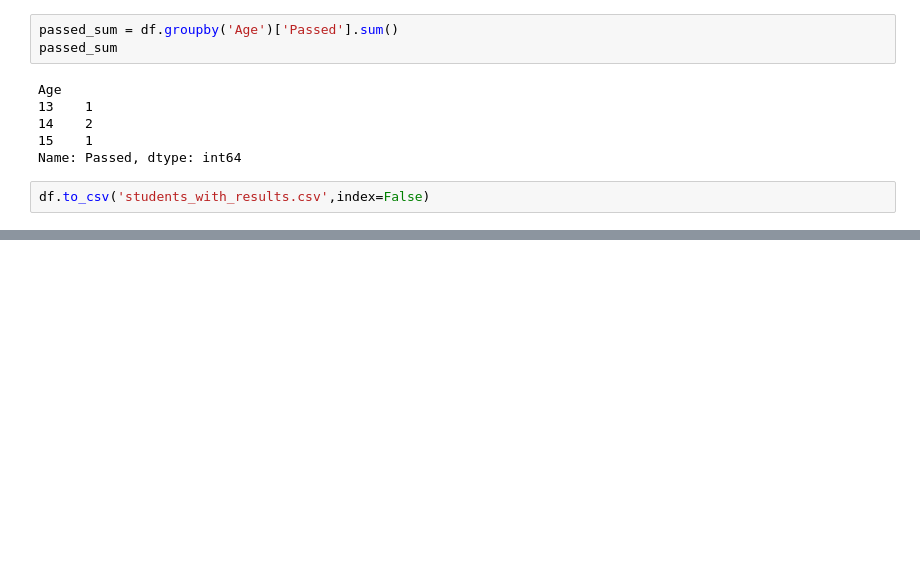
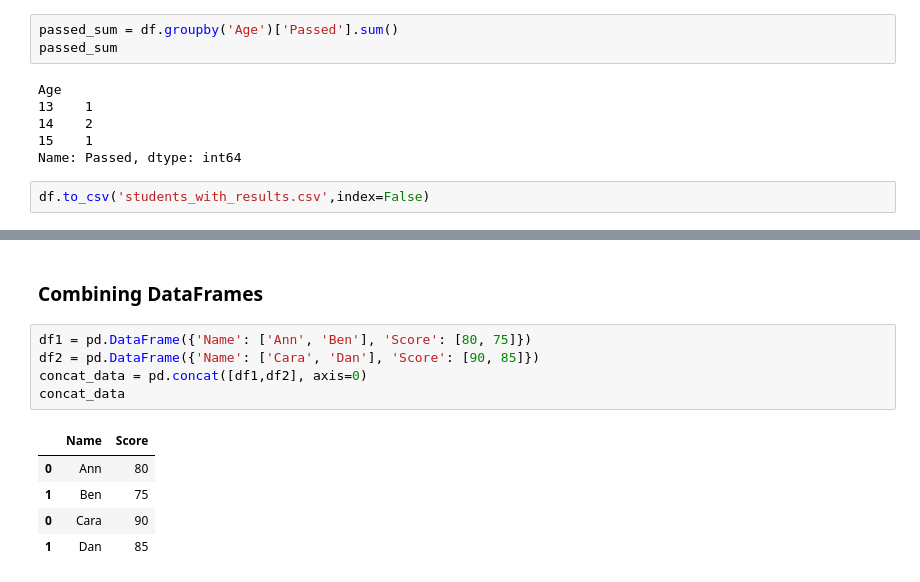
Before and after one commit to KaiFa254/GitpracticeMoringaclass, a Jupyter notebook: mypandaspractice.ipynb, the cells around one changed output, grey strips where cells are left out. Cells and saved outputs as stored; diff of their text form; blank space fills up the shorter version.

```diff
--- a/mypandaspractice.ipynb
+++ b/mypandaspractice.ipynb
@@ -220,0 +247,13 @@ df.to_csv('students_with_results.csv',index=False)
+# %% [markdown]
+### Combining DataFrames
+# %%
+df1 = pd.DataFrame({'Name': ['Ann', 'Ben'], 'Score': [80, 75]})
+df2 = pd.DataFrame({'Name': ['Cara', 'Dan'], 'Score': [90, 85]})
+concat_data = pd.concat([df1,df2], axis=0)
+concat_data
+# %% [output]
+|  | Name | Score |
+| 0 | Ann | 80 |
+| 1 | Ben | 75 |
+| 0 | Cara | 90 |
+| 1 | Dan | 85 |
```
Also changed, not shown: parts of 11 cells of this notebook.
